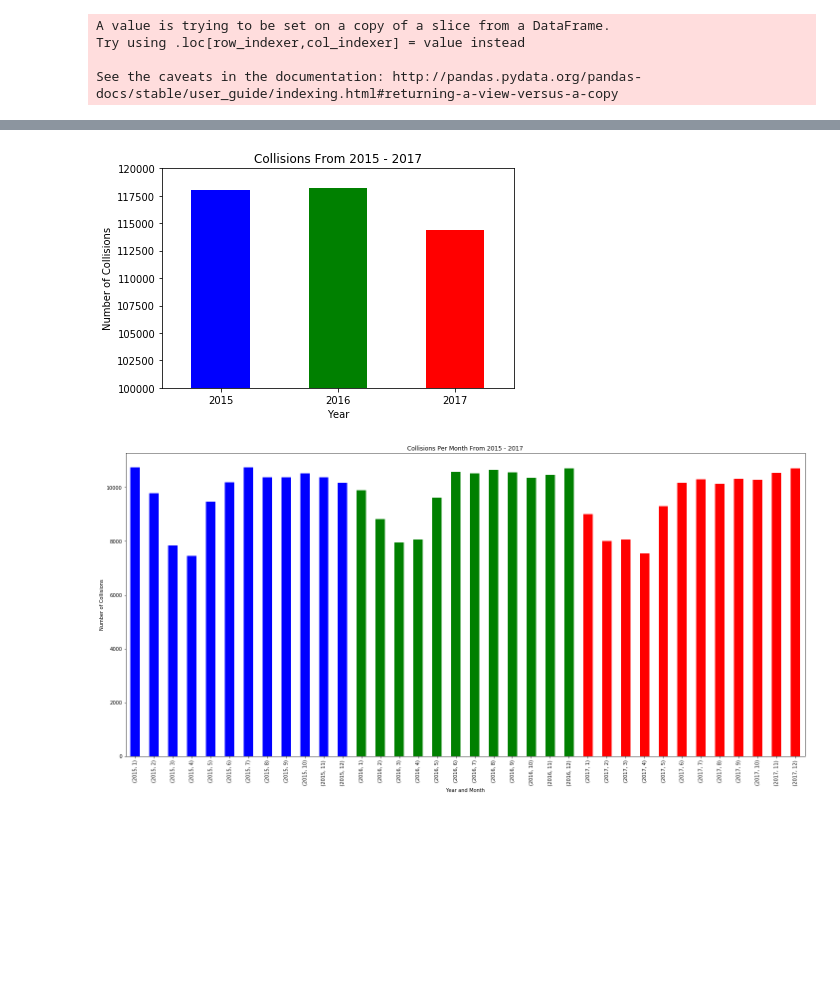
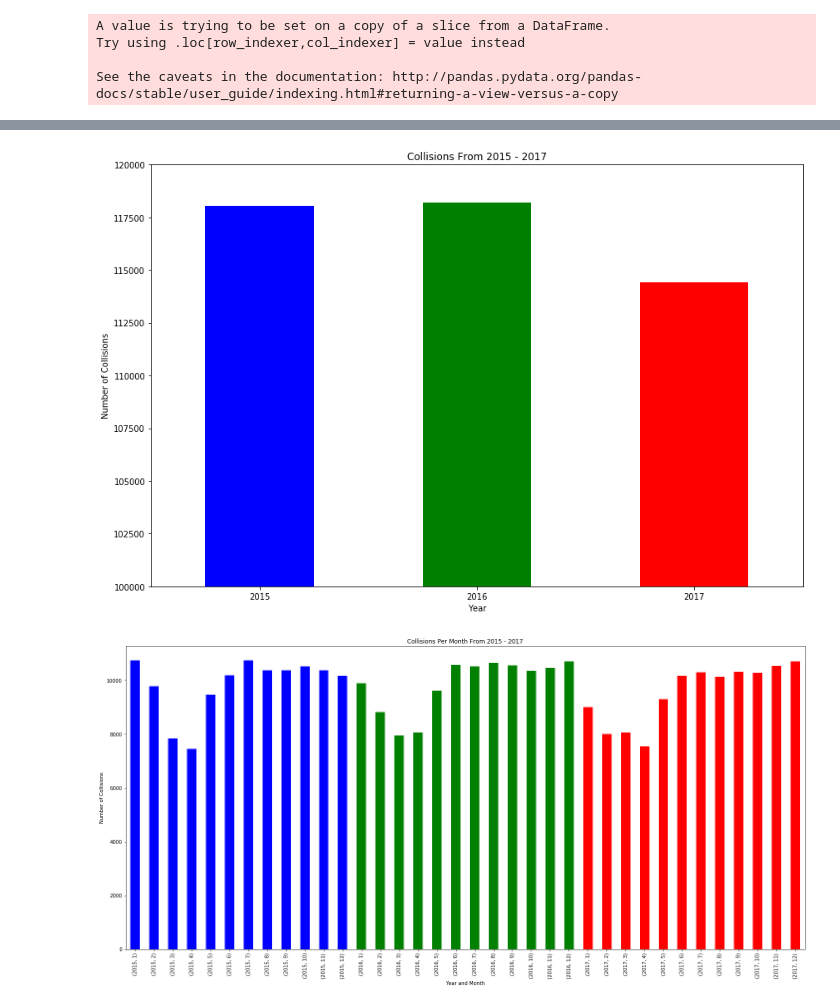
Before and after one commit to frpatel/team5-NCDB, a Jupyter notebook: project1-NCDB.ipynb, the cells around one changed output, grey strips where cells are left out. Drawn from its saved outputs; the diff is of its cells as text; code cells hidden in the pictures; blank space fills up the shorter version.

```diff
--- a/project1-NCDB.ipynb
+++ b/project1-NCDB.ipynb
@@ -123,16 +123,17 @@ C_YEAR  C_MNTH
 Name: C_CASE, dtype: int64
 # %%
 # Plot bar graph with number of collisions by year
+plt.figure(figsize=(12,8))
 df_without_uu.groupby(['C_YEAR']).nunique()['C_CASE'].plot(kind = 'bar', color=['b','g','r'])
 plt.title("Collisions From 2015 - 2017")
 plt.xlabel("Year")
 plt.xticks(rotation='horizontal')
 plt.ylabel("Number of Collisions")
 plt.ylim(100000, 120000)
 plt.tight_layout()
 plt.savefig('Collisions By Year.png')
 # %% [output]
-[figure, old version]
+[figure, new version]
 # %%
 # Plot bar graph with number of collisions by year and month
 x_axis= np.arange(len(df_without_uu))
```
Also changed, not shown: parts of 5 cells of this notebook, 6 other files.
